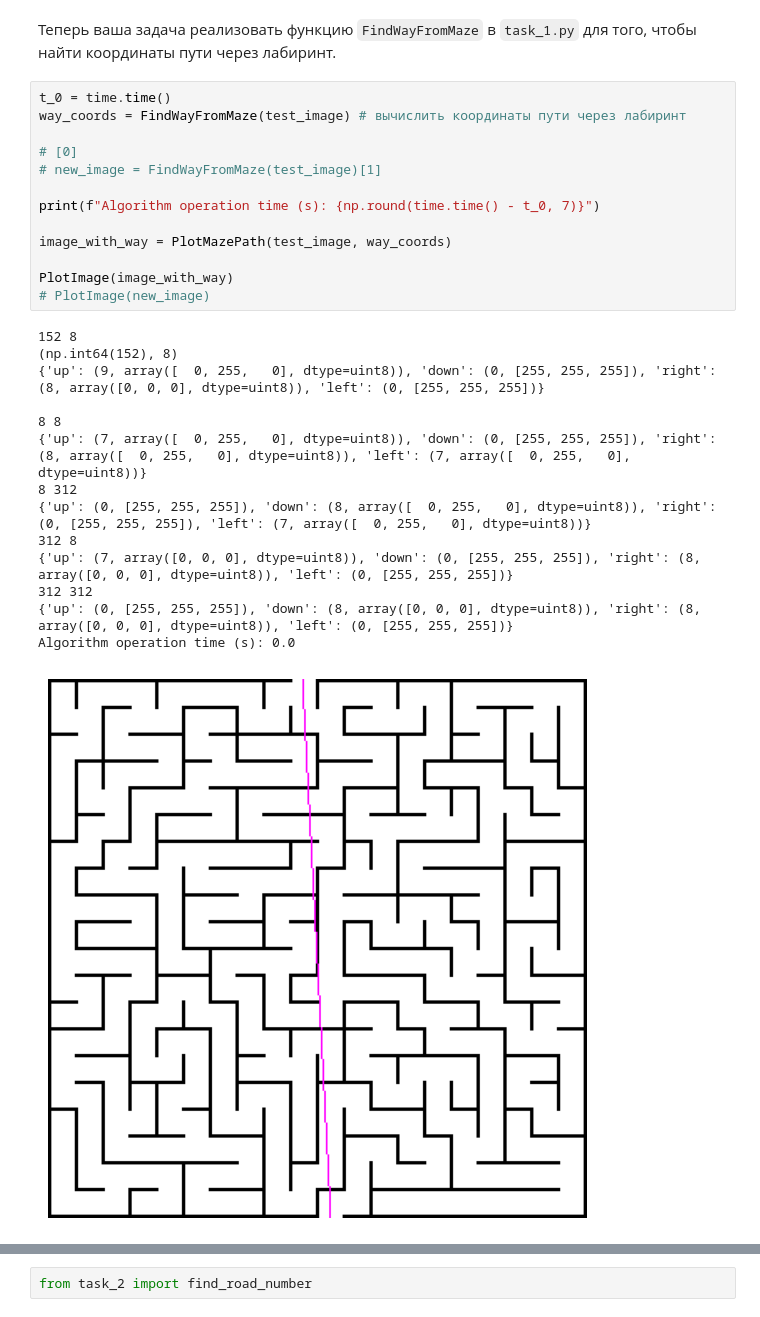
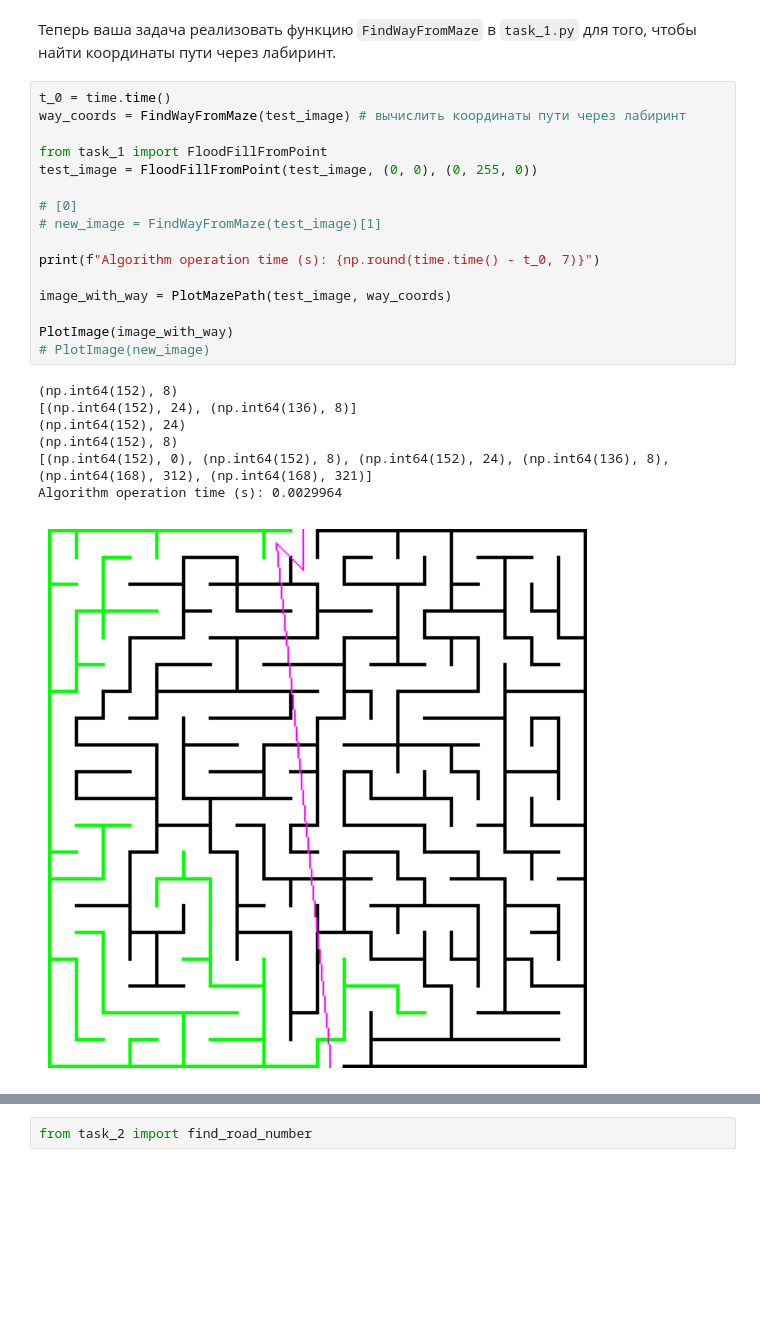
Before and after one commit to UmbrellaLeaf5/computer_vision, a Jupyter notebook: 01_first_images/homework/homework_01.ipynb, the cells around one changed output, grey strips where cells are left out. Drawn from its saved outputs; the diff is of its cells as text; blank space fills up the shorter version.

Commit message:
code structure update and remove outdated tests

```diff
--- a/01_first_images/homework/homework_01.ipynb
+++ b/01_first_images/homework/homework_01.ipynb
@@ -86,31 +86,27 @@ test_image = cv2.imread('task_1/20 by 20 orthogonal maze.png')  # загрузи
 # %%
 t_0 = time.time()
 way_coords = FindWayFromMaze(test_image) # вычислить координаты пути через лабиринт
+
+from task_1 import FloodFillFromPoint
+test_image = FloodFillFromPoint(test_image, (0, 0), (0, 255, 0))
 
 # [0]
 # new_image = FindWayFromMaze(test_image)[1]
 
 print(f"Algorithm operation time (s): {np.round(time.time() - t_0, 7)}")
 
 image_with_way = PlotMazePath(test_image, way_coords)
 
 PlotImage(image_with_way)
 # PlotImage(new_image)
 # %% [output]
-152 8
 (np.int64(152), 8)
-{'up': (9, array([  0, 255,   0], dtype=uint8)), 'down': (0, [255, 255, 255]), 'right': (8, array([0, 0, 0], dtype=uint8)), 'left': (0, [255, 255, 255])}
-
-8 8
-{'up': (7, array([  0, 255,   0], dtype=uint8)), 'down': (0, [255, 255, 255]), 'right': (8, array([  0, 255,   0], dtype=uint8)), 'left': (7, array([  0, 255,   0], dtype=uint8))}
-8 312
-{'up': (0, [255, 255, 255]), 'down': (8, array([  0, 255,   0], dtype=uint8)), 'right': (0, [255, 255, 255]), 'left': (7, array([  0, 255,   0], dtype=uint8))}
-312 8
-{'up': (7, array([0, 0, 0], dtype=uint8)), 'down': (0, [255, 255, 255]), 'right': (8, array([0, 0, 0], dtype=uint8)), 'left': (0, [255, 255, 255])}
-312 312
-{'up': (0, [255, 255, 255]), 'down': (8, array([0, 0, 0], dtype=uint8)), 'right': (8, array([0, 0, 0], dtype=uint8)), 'left': (0, [255, 255, 255])}
-Algorithm operation time (s): 0.0
+[(np.int64(152), 24), (np.int64(136), 8)]
+(np.int64(152), 24)
+(np.int64(152), 8)
+[(np.int64(152), 0), (np.int64(152), 8), (np.int64(152), 24), (np.int64(136), 8), (np.int64(168), 312), (np.int64(168), 321)]
+Algorithm operation time (s): 0.0029964
-[figure, old version]
+[figure, new version]
 # %% [markdown]
 # Задача №2 - Пробки в городе
 
```
Also changed, not shown: 2 other files.
